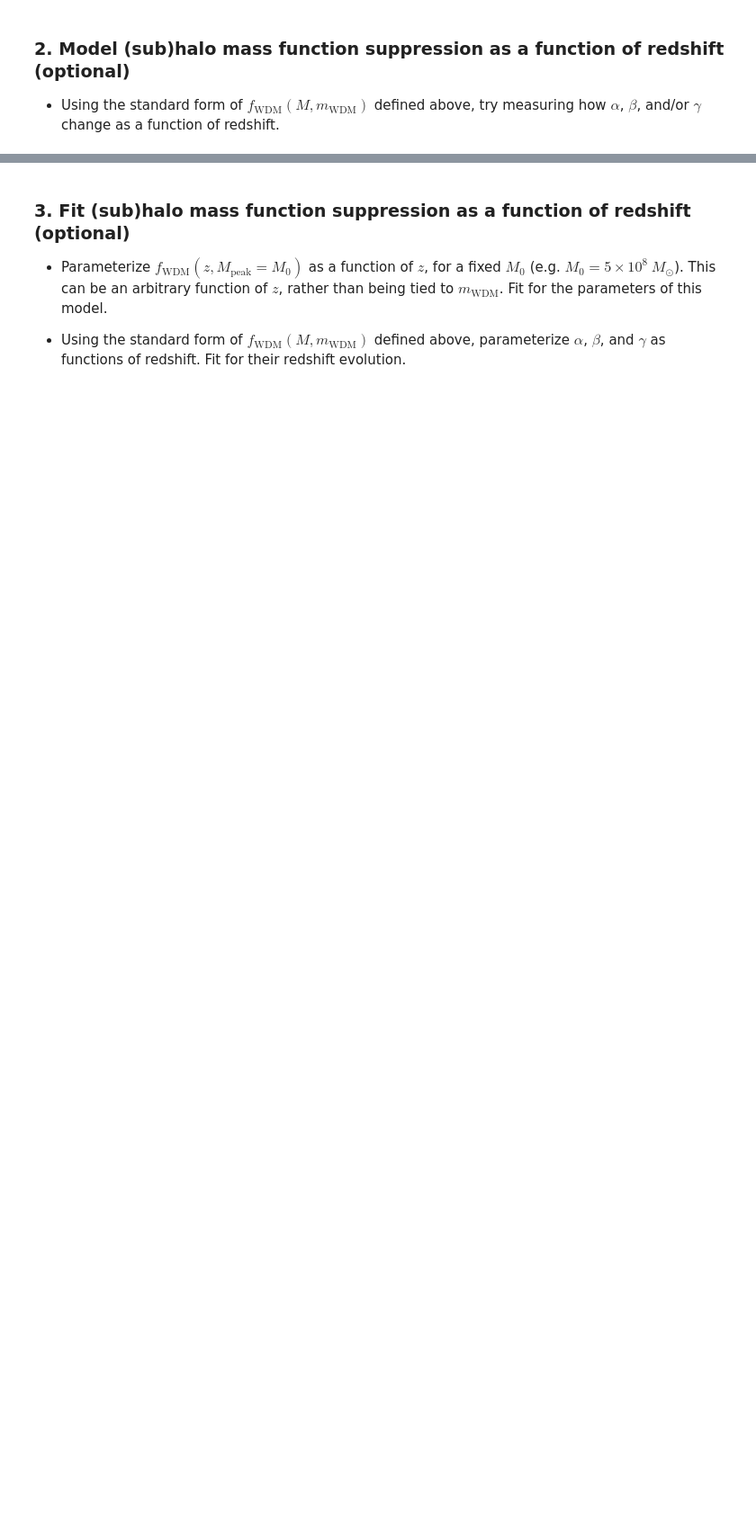
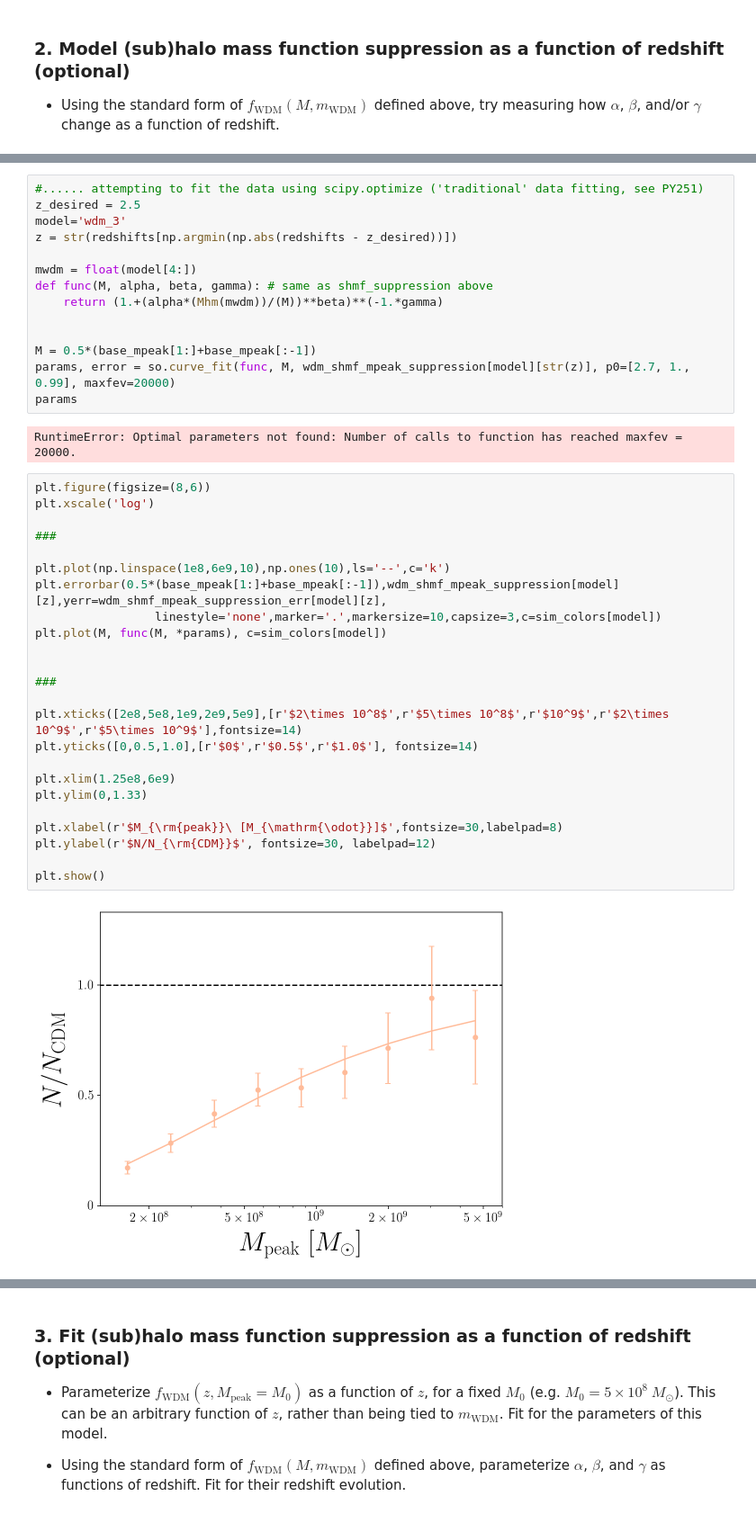
Before and after one commit to theotherlogan/nsbp-2023, a Jupyter notebook: notebooks/logan_week4.ipynb, the cells around one changed output, grey strips where cells are left out. Shown at 90% size. Saved outputs shown, nothing was run; the diff lists cells and outputs as text; blank space fills up the shorter version.

```diff
--- a/notebooks/logan_week4.ipynb
+++ b/notebooks/logan_week4.ipynb
@@ -590,0 +608,42 @@ plt.show()
+# %%
+#...... attempting to fit the data using scipy.optimize ('traditional' data fitting, see PY251)
+z_desired = 2.5
+model='wdm_3'
+z = str(redshifts[np.argmin(np.abs(redshifts - z_desired))])
+
+mwdm = float(model[4:])
+def func(M, alpha, beta, gamma): # same as shmf_suppression above
+    return (1.+(alpha*(Mhm(mwdm))/(M))**beta)**(-1.*gamma)
+
+
+M = 0.5*(base_mpeak[1:]+base_mpeak[:-1])
+params, error = so.curve_fit(func, M, wdm_shmf_mpeak_suppression[model][str(z)], p0=[2.7, 1., 0.99], maxfev=20000)
+params
+# %% [output]
+RuntimeError: Optimal parameters not found: Number of calls to function has reached maxfev = 20000.
+# %%
+plt.figure(figsize=(8,6))
+plt.xscale('log')
+
+###
+
+plt.plot(np.linspace(1e8,6e9,10),np.ones(10),ls='--',c='k')
+plt.errorbar(0.5*(base_mpeak[1:]+base_mpeak[:-1]),wdm_shmf_mpeak_suppression[model][z],yerr=wdm_shmf_mpeak_suppression_err[model][z],
+                 linestyle='none',marker='.',markersize=10,capsize=3,c=sim_colors[model])
+plt.plot(M, func(M, *params), c=sim_colors[model])
+
+
+###
+
+plt.xticks([2e8,5e8,1e9,2e9,5e9],[r'$2\times 10^8$',r'$5\times 10^8$',r'$10^9$',r'$2\times 10^9$',r'$5\times 10^9$'],fontsize=14)
+plt.yticks([0,0.5,1.0],[r'$0$',r'$0.5$',r'$1.0$'], fontsize=14)
+
+plt.xlim(1.25e8,6e9)
+plt.ylim(0,1.33)
+
+plt.xlabel(r'$M_{\rm{peak}}\ [M_{\mathrm{\odot}}]$',fontsize=30,labelpad=8)
+plt.ylabel(r'$N/N_{\rm{CDM}}$', fontsize=30, labelpad=12)
+
+plt.show()
+# %% [output]
+[figure, added]
```
Also changed, not shown: parts of 6 cells of this notebook, 1 other file.
